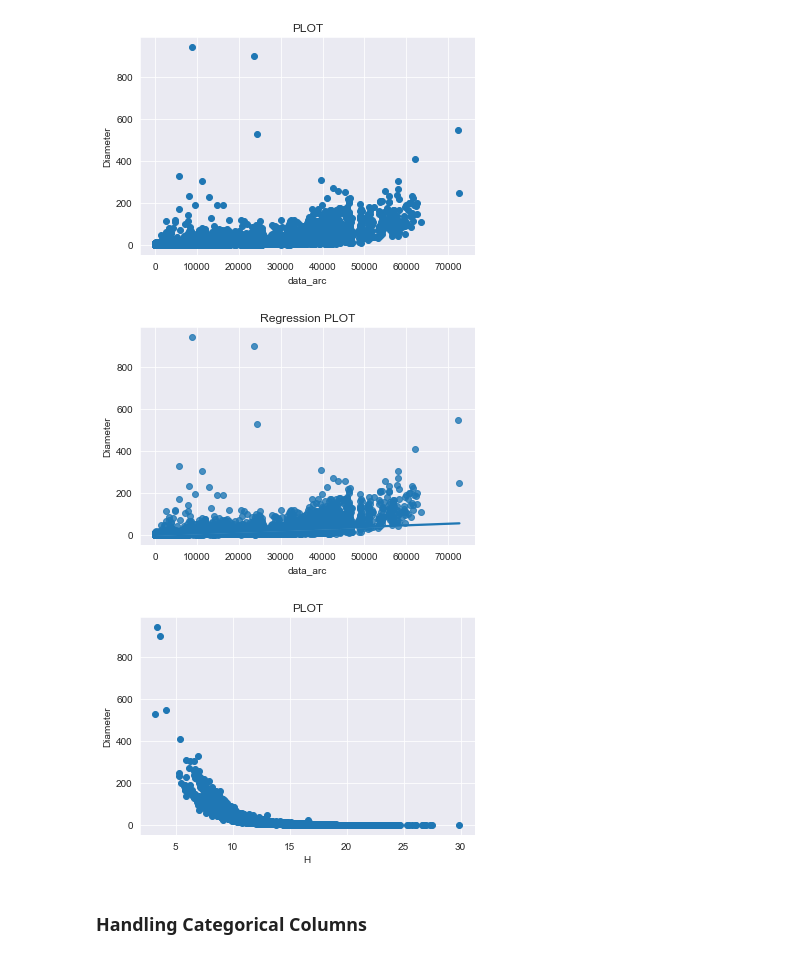
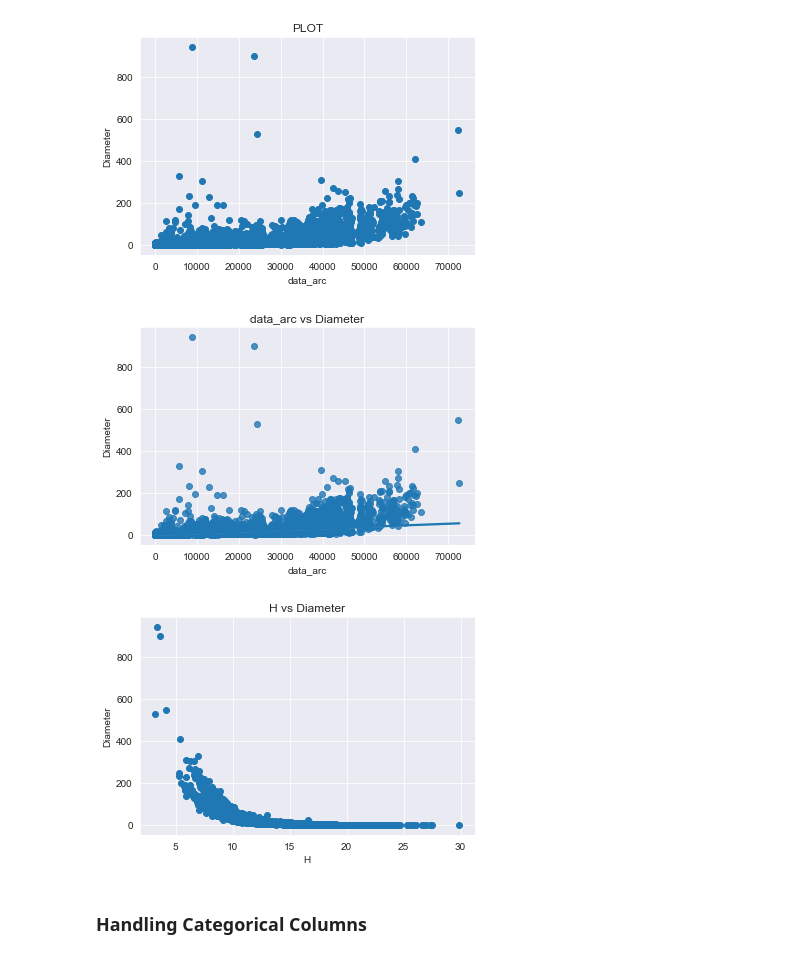
Before and after one commit to fagami1423/astoroid-diameter-prediction, a Jupyter notebook: final assignment.ipynb, the cells around one changed output. Cells and saved outputs as stored; diff of their text form; code cells hidden in the pictures.

Commit message:
figures saved in local

```diff
--- a/final assignment.ipynb
+++ b/final assignment.ipynb
@@ -403,21 +403,23 @@ plt.show()
 # %%
 sns.set_style('darkgrid')
 
 sns.regplot(x="data_arc",y="diameter",data=num_data)
 plt.xlabel('data_arc')
 plt.ylabel('Diameter')
-plt.title('Regression PLOT')
+plt.title('data_arc vs Diameter')
+plt.savefig('data_arc vs diameter.png')
 plt.show()
 # %% [output]
-[figure, old version]
+[figure, new version]
 # %%
 plt.scatter(num_data.H , num_data.diameter)
 plt.xlabel('H')
 plt.ylabel('Diameter')
-plt.title('PLOT')
+plt.title('H vs Diameter')
+plt.savefig('H vs diameter.png')
 plt.show()
 # %% [output]
-[figure, old version]
+[figure, new version]
 # %% [markdown]
 ### Handling Categorical Columns
 # %%
```
Also changed, not shown: parts of 13 cells of this notebook, 8 other files.
